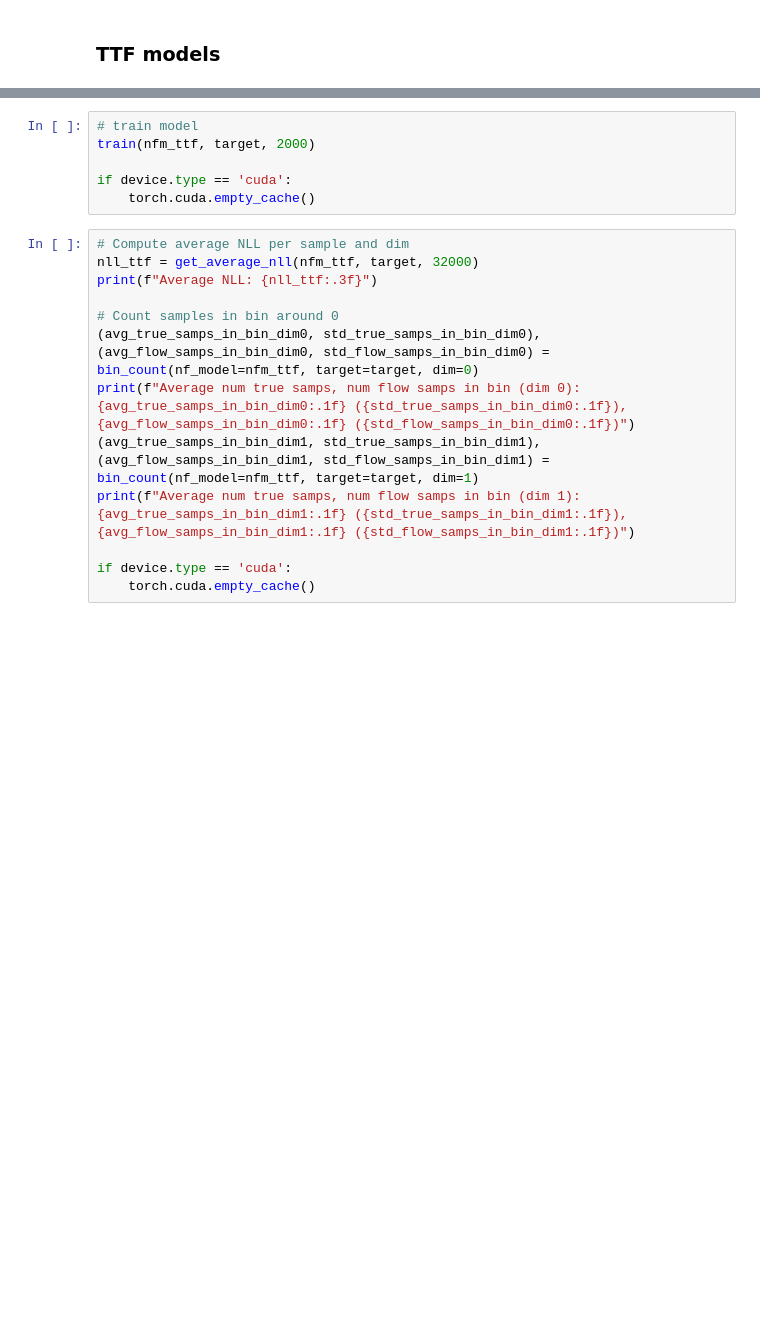
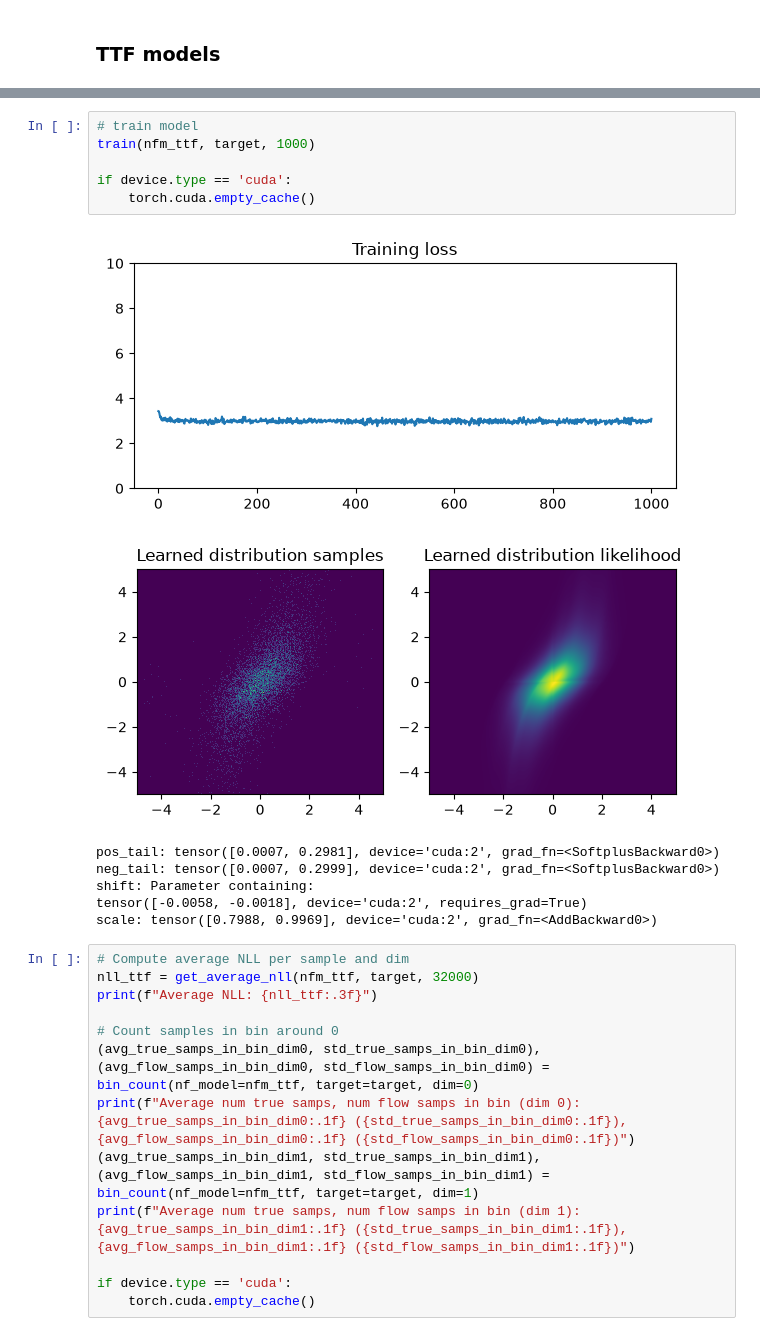
Before and after one commit to Lukas2412/tailnflows, a Jupyter notebook: experiments/density_estimation_synthetic/ttf_artifacts_and_modifications_exploration.ipynb, the cells around one changed output, grey strips where cells are left out. Cells and saved outputs as stored; diff of their text form; blank space fills up the shorter version.

```diff
--- a/experiments/density_estimation_synthetic/ttf_artifacts_and_modifications_exploration.ipynb
+++ b/experiments/density_estimation_synthetic/ttf_artifacts_and_modifications_exploration.ipynb
@@ -353,9 +397,17 @@ print(f"Num params nfm_ttf: ", num_params_ttf)
 # %%
 # train model
-train(nfm_ttf, target, 2000)
+train(nfm_ttf, target, 1000)
 
 if device.type == 'cuda':
     torch.cuda.empty_cache()
+# %% [output]
+[figure, added]
+[figure, added]
+pos_tail: tensor([0.0007, 0.2981], device='cuda:2', grad_fn=<SoftplusBackward0>)
+neg_tail: tensor([0.0007, 0.2999], device='cuda:2', grad_fn=<SoftplusBackward0>)
+shift: Parameter containing:
+tensor([-0.0058, -0.0018], device='cuda:2', requires_grad=True)
+scale: tensor([0.7988, 0.9969], device='cuda:2', grad_fn=<AddBackward0>)
 # %%
 # Compute average NLL per sample and dim
 nll_ttf = get_average_nll(nfm_ttf, target, 32000)
```
Also changed, not shown: parts of 15 cells of this notebook, 5 other files.
